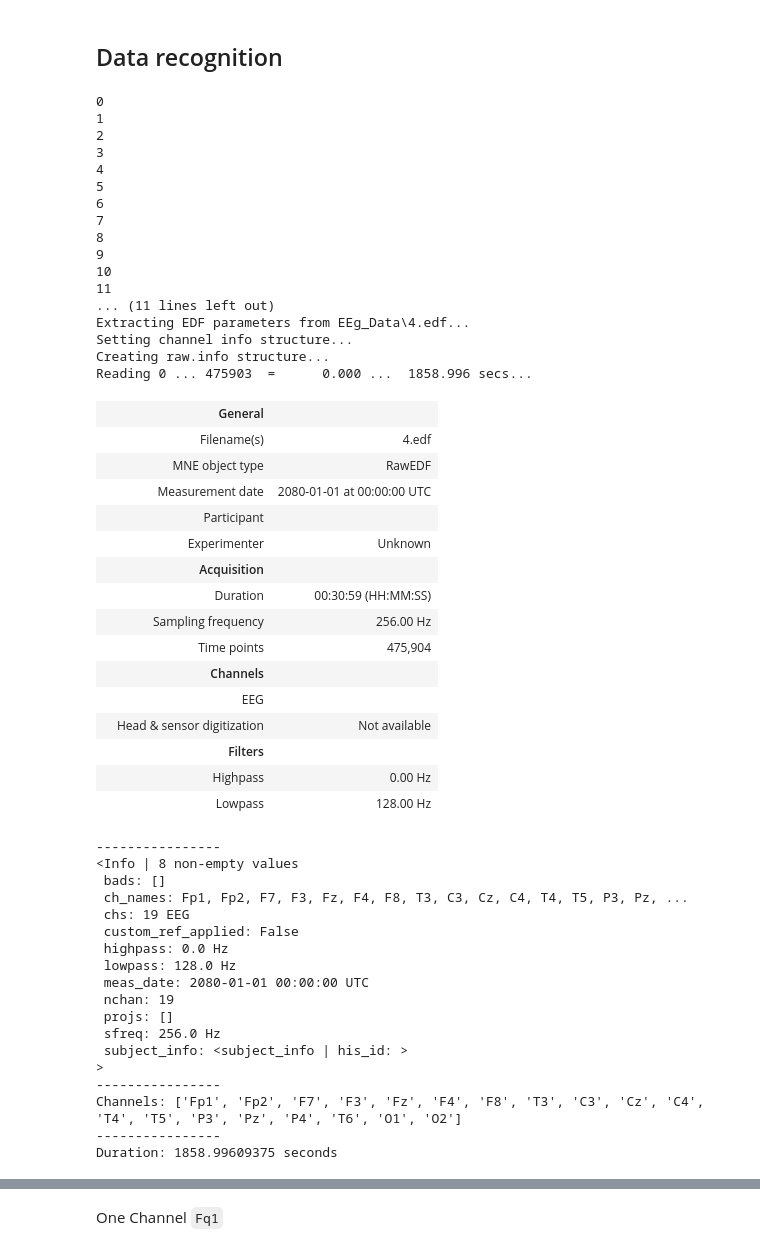
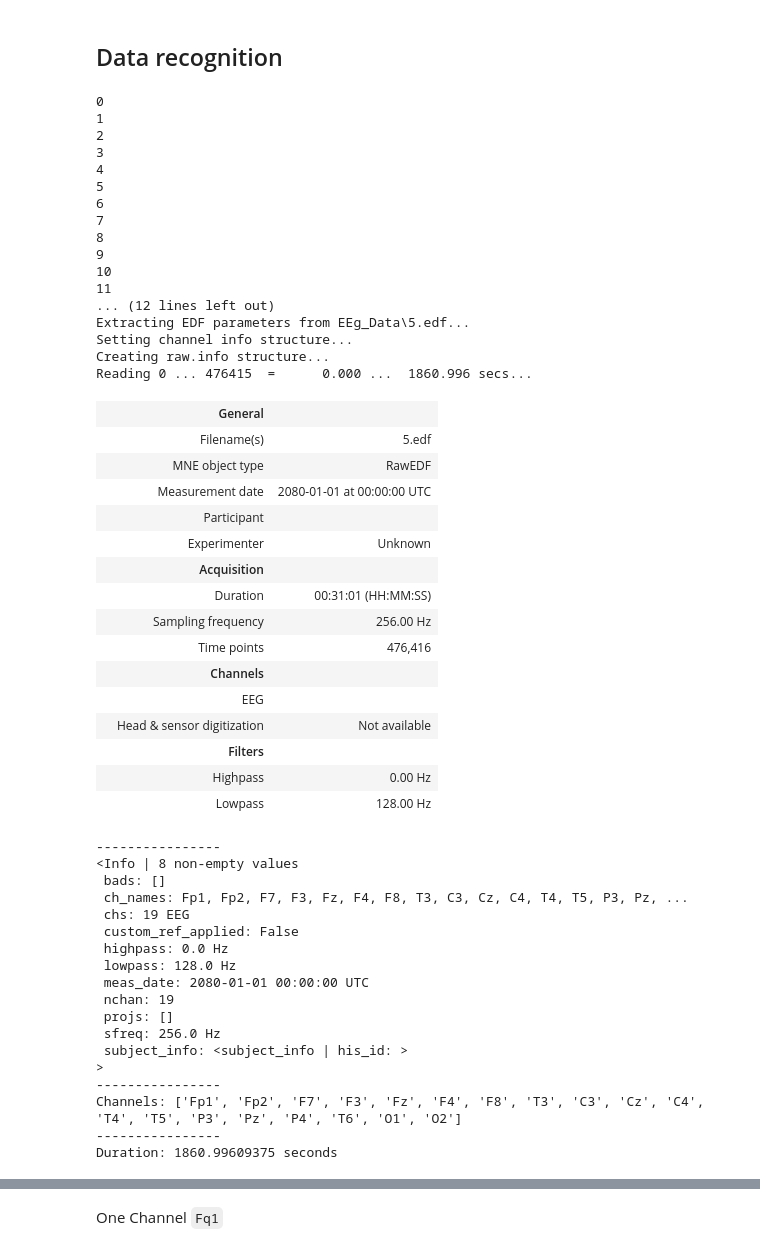
Before and after one commit to Mohsenmohebbi1993/EEG-Signals-From-Normal-and-MCI, a Jupyter notebook: Signal _EEG_data.ipynb, the cells around one changed output, grey strips where cells are left out. Cells and saved outputs as stored; diff of their text form; code cells hidden in the pictures.

```diff
--- a/Signal _EEG_data.ipynb
+++ b/Signal _EEG_data.ipynb
@@ -70,47 +70,47 @@ PATH = r"EEg_Data"
 list_of_file = os.listdir(PATH)
 list_of_edf_file = [f for f in os.listdir(PATH) if f.endswith(".edf")]
 # %%
-file_name = "4"
+file_name = "5"
 
 file_name = file_name + ".edf"
 for i in range(len(list_of_edf_file)):
     print(i)
     if list_of_edf_file[i] == file_name:
         inx_name = i
         break
 
 PATH_FILE = os.path.join(PATH, file_name)
 print(PATH_FILE)
 df = mne.io.read_raw_edf(PATH_FILE, preload=True)
 df
 # %% [output]
 0
 1
 2
 3
 4
 5
 6
 7
 8
 9
 10
 11
-... (11 lines left out)
-Extracting EDF parameters from EEg_Data\4.edf...
+... (12 lines left out)
+Extracting EDF parameters from EEg_Data\5.edf...
 Setting channel info structure...
 Creating raw.info structure...
-Reading 0 ... 475903  =      0.000 ...  1858.996 secs...
+Reading 0 ... 476415  =      0.000 ...  1860.996 secs...
 |  | General |  |
-|  | Filename(s) | 4.edf |
+|  | Filename(s) | 5.edf |
 |  | MNE object type | RawEDF |
 |  | Measurement date | 2080-01-01 at 00:00:00 UTC |
 |  | Participant |  |
 |  | Experimenter | Unknown |
 |  | Acquisition |  |
-|  | Duration | 00:30:59 (HH:MM:SS) |
+|  | Duration | 00:31:01 (HH:MM:SS) |
 |  | Sampling frequency | 256.00 Hz |
-|  | Time points | 475,904 |
+|  | Time points | 476,416 |
 |  | Channels |  |
 |  | EEG |  |
 |  | Head & sensor digitization | Not available |
@@ -142,7 +142,7 @@ print(f"Duration: {df.times[-1]} seconds")
 ----------------
 Channels: ['Fp1', 'Fp2', 'F7', 'F3', 'Fz', 'F4', 'F8', 'T3', 'C3', 'Cz', 'C4', 'T4', 'T5', 'P3', 'Pz', 'P4', 'T6', 'O1', 'O2']
 ----------------
-Duration: 1858.99609375 seconds
+Duration: 1860.99609375 seconds
 # %%
 plt.figure(figsize=(12,5))
 df.plot(duration=20, n_channels=19, scalings='auto', block=True)
```
Also changed, not shown: parts of 7 cells of this notebook.
